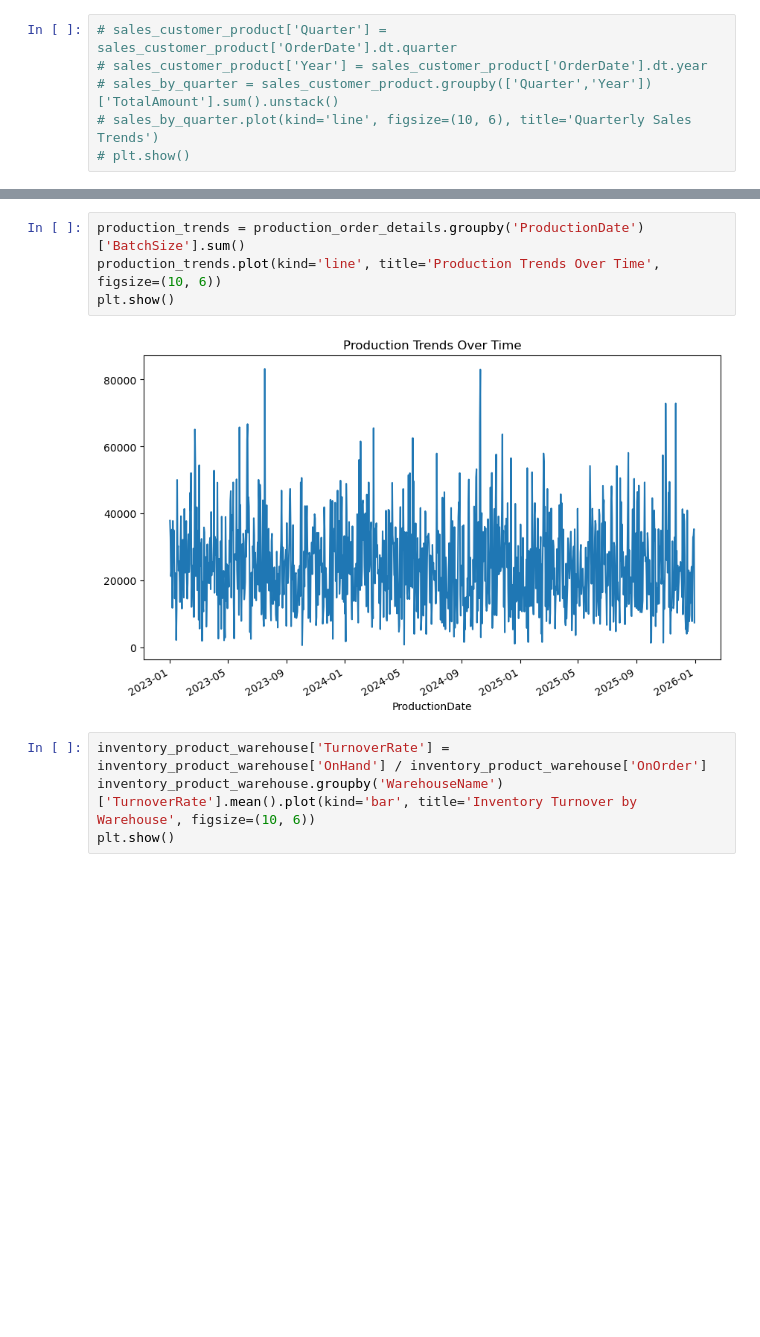
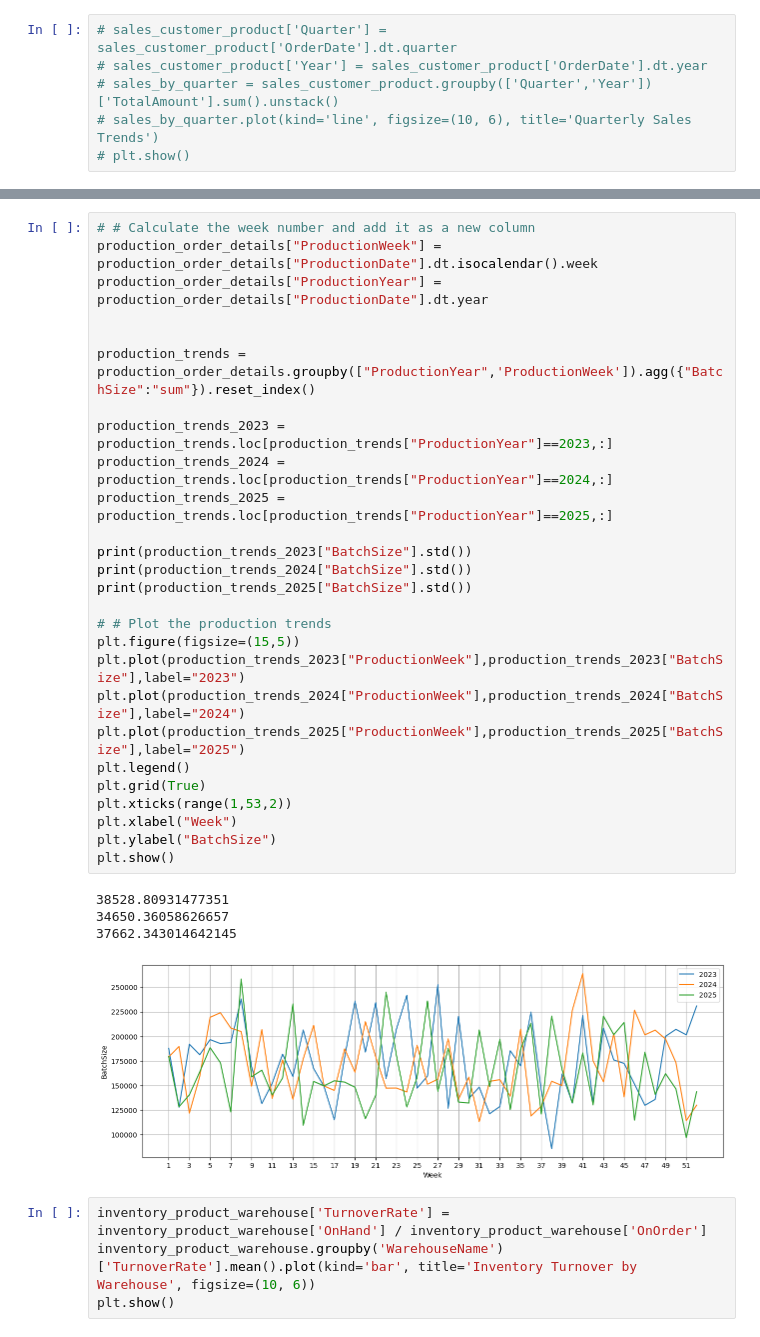
Before and after one commit to myat-thu004/Beverage_Data_Analysis, a Jupyter notebook: Exploratory_Beverage.ipynb, the cells around one changed output, grey strips where cells are left out. Cells and saved outputs as stored; diff of their text form; blank space fills up the shorter version.

```diff
--- a/Exploratory_Beverage.ipynb
+++ b/Exploratory_Beverage.ipynb
@@ -576,9 +576,35 @@ plt.show()
-# %%
-production_trends = production_order_details.groupby('ProductionDate')['BatchSize'].sum()
-production_trends.plot(kind='line', title='Production Trends Over Time', figsize=(10, 6))
-plt.show()
-# %% [output]
-[figure, removed]
+# %%
+# # Calculate the week number and add it as a new column
+production_order_details["ProductionWeek"] = production_order_details["ProductionDate"].dt.isocalendar().week
+production_order_details["ProductionYear"] = production_order_details["ProductionDate"].dt.year
+
+
+production_trends = production_order_details.groupby(["ProductionYear",'ProductionWeek']).agg({"BatchSize":"sum"}).reset_index()
+
+production_trends_2023 = production_trends.loc[production_trends["ProductionYear"]==2023,:]
+production_trends_2024 = production_trends.loc[production_trends["ProductionYear"]==2024,:]
+production_trends_2025 = production_trends.loc[production_trends["ProductionYear"]==2025,:]
+
+print(production_trends_2023["BatchSize"].std())
+print(production_trends_2024["BatchSize"].std())
+print(production_trends_2025["BatchSize"].std())
+
+# # Plot the production trends
+plt.figure(figsize=(15,5))
+plt.plot(production_trends_2023["ProductionWeek"],production_trends_2023["BatchSize"],label="2023")
+plt.plot(production_trends_2024["ProductionWeek"],production_trends_2024["BatchSize"],label="2024")
+plt.plot(production_trends_2025["ProductionWeek"],production_trends_2025["BatchSize"],label="2025")
+plt.legend()
+plt.grid(True)
+plt.xticks(range(1,53,2))
+plt.xlabel("Week")
+plt.ylabel("BatchSize")
+plt.show()
+# %% [output]
+38528.80931477351
+34650.36058626657
+37662.343014642145
+[figure, added]
 # %%
 inventory_product_warehouse['TurnoverRate'] = inventory_product_warehouse['OnHand'] / inventory_product_warehouse['OnOrder']
 inventory_product_warehouse.groupby('WarehouseName')['TurnoverRate'].mean().plot(kind='bar', title='Inventory Turnover by Warehouse', figsize=(10, 6))
```
Also changed, not shown: parts of 7 cells of this notebook.
